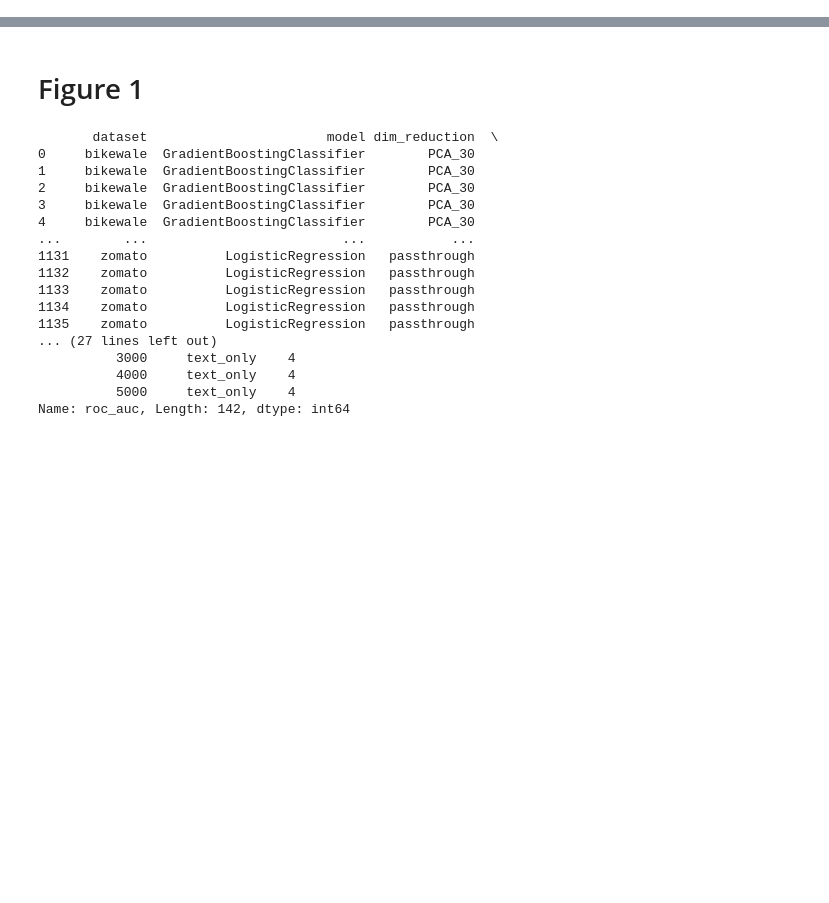
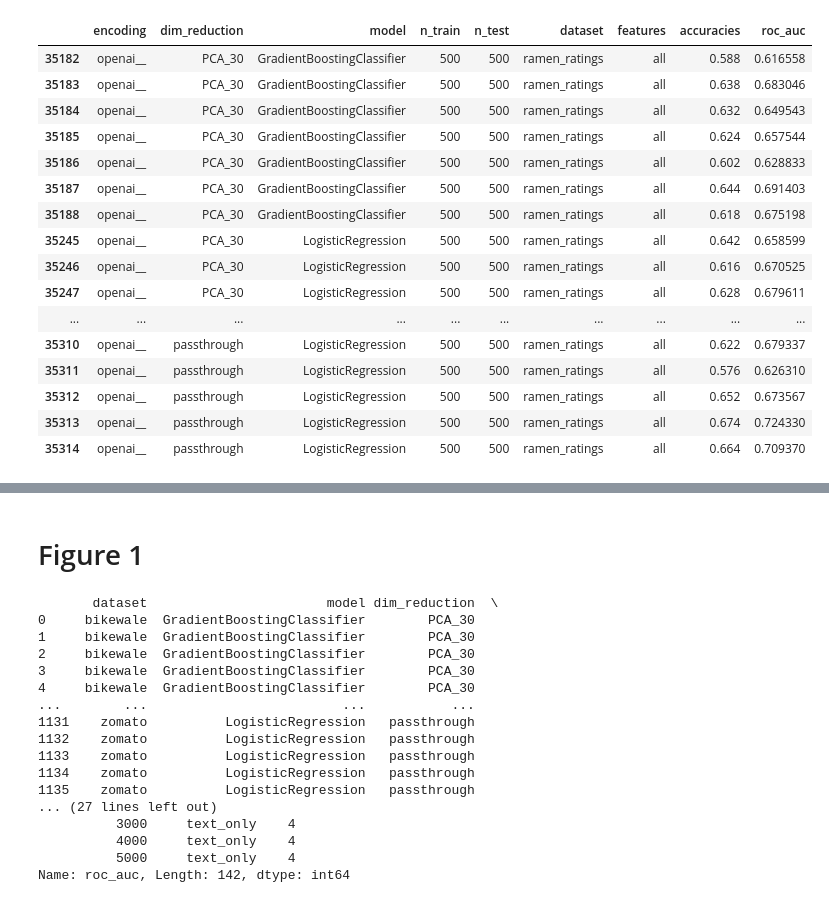
Before and after one commit to LeoGrin/lm_tab, a Jupyter notebook: scripts/final_plots.ipynb, the cells around one changed output, grey strips where cells are left out. Saved outputs shown, nothing was run; the diff lists cells and outputs as text; code cells hidden in the pictures; blank space fills up the shorter version.

```diff
--- a/scripts/final_plots.ipynb
+++ b/scripts/final_plots.ipynb
@@ -0,0 +130,20 @@
+# %%
+melted_results[(melted_results["dataset"] == "ramen_ratings") & (melted_results["n_train"] == 500) & (melted_results["features"] == "all") & (melted_results["encoding"] == "openai__")]
+# %% [output]
+|  | encoding | dim_reduction | model | n_train | n_test | dataset | features | accuracies | roc_auc |
+| 35182 | openai__ | PCA_30 | GradientBoostingClassifier | 500 | 500 | ramen_ratings | all | 0.588 | 0.616558 |
+| 35183 | openai__ | PCA_30 | GradientBoostingClassifier | 500 | 500 | ramen_ratings | all | 0.638 | 0.683046 |
+| 35184 | openai__ | PCA_30 | GradientBoostingClassifier | 500 | 500 | ramen_ratings | all | 0.632 | 0.649543 |
+| 35185 | openai__ | PCA_30 | GradientBoostingClassifier | 500 | 500 | ramen_ratings | all | 0.624 | 0.657544 |
+| 35186 | openai__ | PCA_30 | GradientBoostingClassifier | 500 | 500 | ramen_ratings | all | 0.602 | 0.628833 |
+| 35187 | openai__ | PCA_30 | GradientBoostingClassifier | 500 | 500 | ramen_ratings | all | 0.644 | 0.691403 |
+| 35188 | openai__ | PCA_30 | GradientBoostingClassifier | 500 | 500 | ramen_ratings | all | 0.618 | 0.675198 |
+| 35245 | openai__ | PCA_30 | LogisticRegression | 500 | 500 | ramen_ratings | all | 0.642 | 0.658599 |
+| 35246 | openai__ | PCA_30 | LogisticRegression | 500 | 500 | ramen_ratings | all | 0.616 | 0.670525 |
+| 35247 | openai__ | PCA_30 | LogisticRegression | 500 | 500 | ramen_ratings | all | 0.628 | 0.679611 |
+| ... | ... | ... | ... | ... | ... | ... | ... | ... | ... |
+| 35310 | openai__ | passthrough | LogisticRegression | 500 | 500 | ramen_ratings | all | 0.622 | 0.679337 |
+| 35311 | openai__ | passthrough | LogisticRegression | 500 | 500 | ramen_ratings | all | 0.576 | 0.626310 |
+| 35312 | openai__ | passthrough | LogisticRegression | 500 | 500 | ramen_ratings | all | 0.652 | 0.673567 |
+| 35313 | openai__ | passthrough | LogisticRegression | 500 | 500 | ramen_ratings | all | 0.674 | 0.724330 |
+| 35314 | openai__ | passthrough | LogisticRegression | 500 | 500 | ramen_ratings | all | 0.664 | 0.709370 |
```
Also changed, not shown: parts of 14 cells of this notebook, 15 other files.
